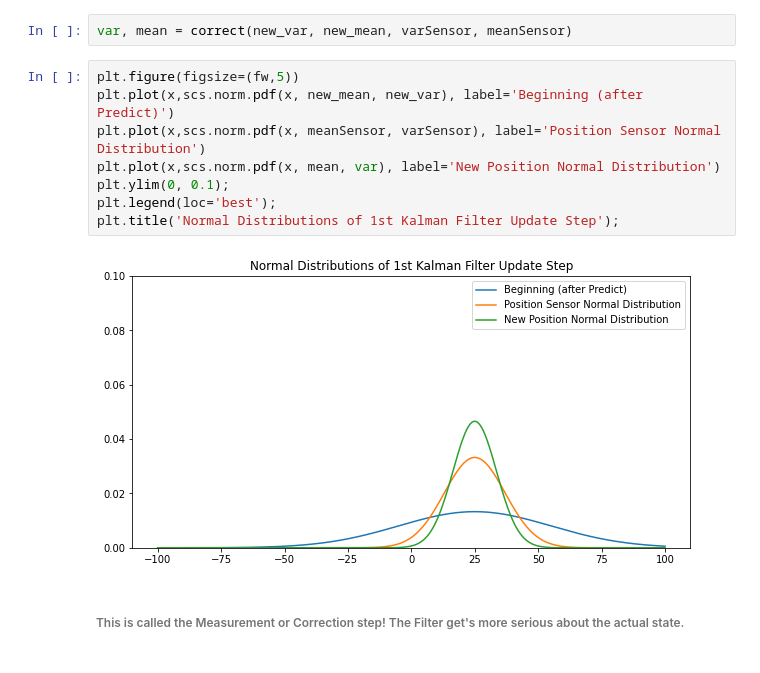
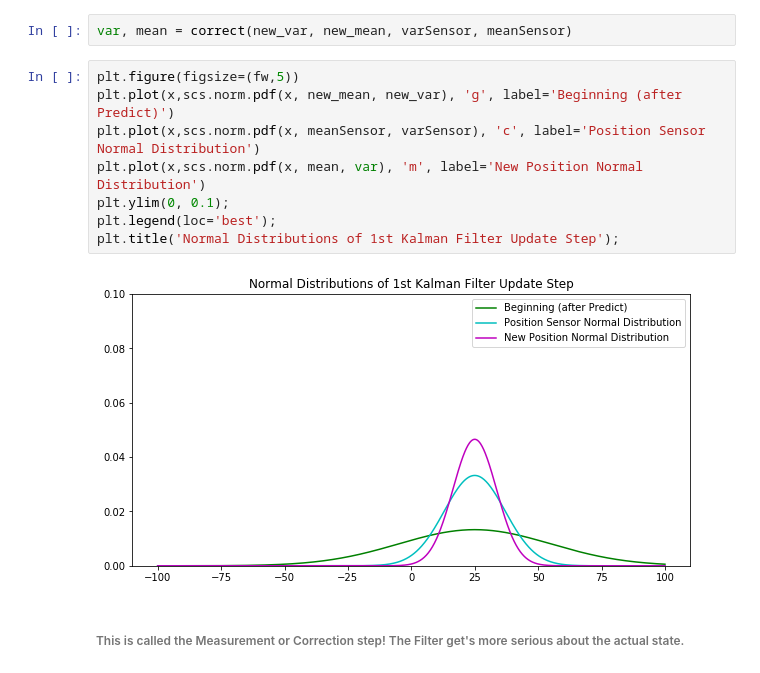
Before and after one commit to alanexplorer/Robotic-Algorithm-Tutorial, a Jupyter notebook: kalmanFIlter.ipynb, the cells around one changed output. Cells and saved outputs as stored; diff of their text form.

```diff
--- a/kalmanFIlter.ipynb
+++ b/kalmanFIlter.ipynb
@@ -167,14 +167,14 @@ def correct(var, mean, varSensor, meanSensor):
 var, mean = correct(new_var, new_mean, varSensor, meanSensor)
 # %%
 plt.figure(figsize=(fw,5))
-plt.plot(x,scs.norm.pdf(x, new_mean, new_var), label='Beginning (after Predict)')
-plt.plot(x,scs.norm.pdf(x, meanSensor, varSensor), label='Position Sensor Normal Distribution')
-plt.plot(x,scs.norm.pdf(x, mean, var), label='New Position Normal Distribution')
+plt.plot(x,scs.norm.pdf(x, new_mean, new_var), 'g', label='Beginning (after Predict)')
+plt.plot(x,scs.norm.pdf(x, meanSensor, varSensor), 'c', label='Position Sensor Normal Distribution')
+plt.plot(x,scs.norm.pdf(x, mean, var), 'm', label='New Position Normal Distribution')
 plt.ylim(0, 0.1);
 plt.legend(loc='best');
 plt.title('Normal Distributions of 1st Kalman Filter Update Step');
 # %% [output]
-[figure, old version]
+[figure, new version]
 # %% [markdown]
 ###### This is called the Measurement or Correction step! The Filter get's more serious about the actual state.
 # %% [markdown]
```
Also changed, not shown: parts of 91 cells of this notebook, 2 other files.
